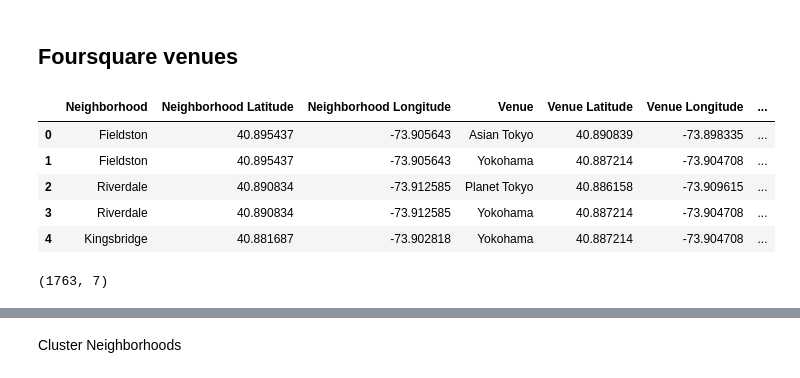
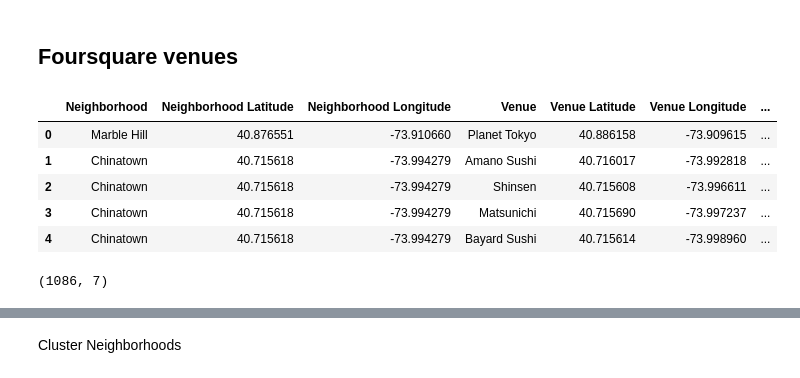
Before and after one commit to ezgi-kaysi/Coursera-IBM-Data-Science-Professional-Certificate, a Jupyter notebook: Applied Data Science Capstone/week 4&5/capstone_project_final.ipynb, the cells around one changed output, grey strips where cells are left out. Saved outputs shown, nothing was run; the diff lists cells and outputs as text; code cells hidden in the pictures.

```diff
--- a/Applied Data Science Capstone/week 4&5/capstone_project_final.ipynb
+++ b/Applied Data Science Capstone/week 4&5/capstone_project_final.ipynb
@@ -195,19 +199,20 @@ VERSION = '20181020'
 # %%
 #https://developer.foursquare.com/docs/resources/categories
 #Sushi = 4bf58dd8d48988d1d2941735
+neighborhoods = neighborhoods[neighborhoods['Borough'] == 'Manhattan'].reset_index(drop=True)
 newyork_venues_sushi = getNearbyVenues(names=neighborhoods['Neighborhood'], latitudes=neighborhoods['Latitude'], longitudes=neighborhoods['Longitude'], radius=1000, categoryIds='4bf58dd8d48988d1d2941735')
 newyork_venues_sushi.head()
 # %% [output]
 |  | Neighborhood | Neighborhood Latitude | Neighborhood Longitude | Venue | Venue Latitude | Venue Longitude | ... |
-| 0 | Fieldston | 40.895437 | -73.905643 | Asian Tokyo | 40.890839 | -73.898335 | ... |
-| 1 | Fieldston | 40.895437 | -73.905643 | Yokohama | 40.887214 | -73.904708 | ... |
-| 2 | Riverdale | 40.890834 | -73.912585 | Planet Tokyo | 40.886158 | -73.909615 | ... |
-| 3 | Riverdale | 40.890834 | -73.912585 | Yokohama | 40.887214 | -73.904708 | ... |
-| 4 | Kingsbridge | 40.881687 | -73.902818 | Yokohama | 40.887214 | -73.904708 | ... |
+| 0 | Marble Hill | 40.876551 | -73.910660 | Planet Tokyo | 40.886158 | -73.909615 | ... |
+| 1 | Chinatown | 40.715618 | -73.994279 | Amano Sushi | 40.716017 | -73.992818 | ... |
+| 2 | Chinatown | 40.715618 | -73.994279 | Shinsen | 40.715608 | -73.996611 | ... |
+| 3 | Chinatown | 40.715618 | -73.994279 | Matsunichi | 40.715690 | -73.997237 | ... |
+| 4 | Chinatown | 40.715618 | -73.994279 | Bayard Sushi | 40.715614 | -73.998960 | ... |
 # %%
 newyork_venues_sushi.shape
 # %% [output]
-(1763, 7)
+(1086, 7)
 # %%
 def addToMap(df, color, existingMap):
     for lat, lng, local, venue, venueCat in zip(df['Venue Latitude'], df['Venue Longitude'], df['Neighborhood'], df['Venue'], df['Venue Category']):
```
Also changed, not shown: parts of 13 cells of this notebook, 3 other files.
